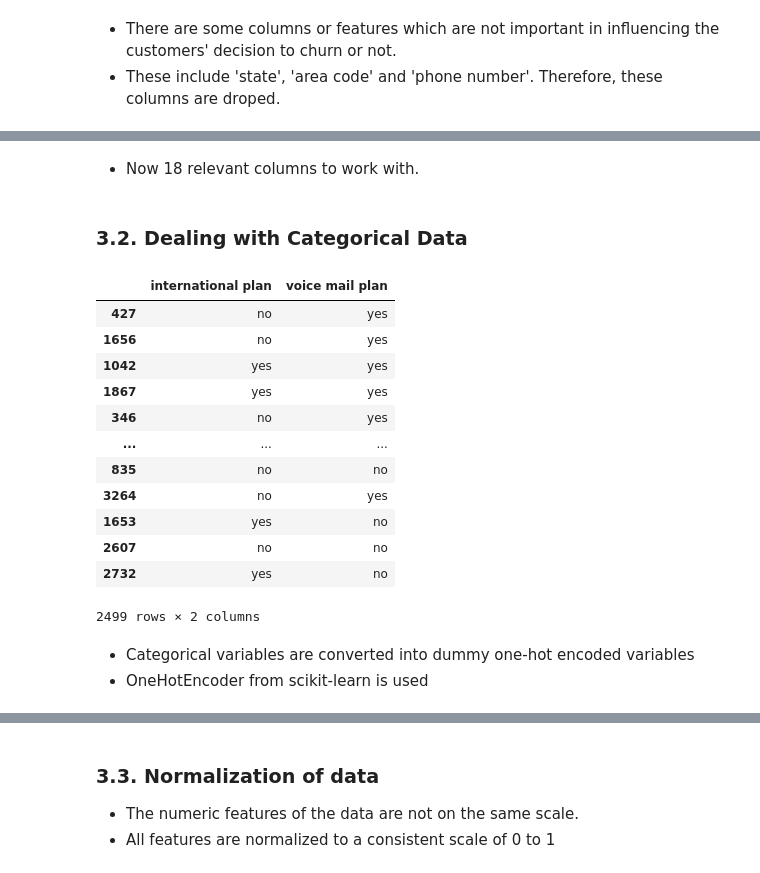
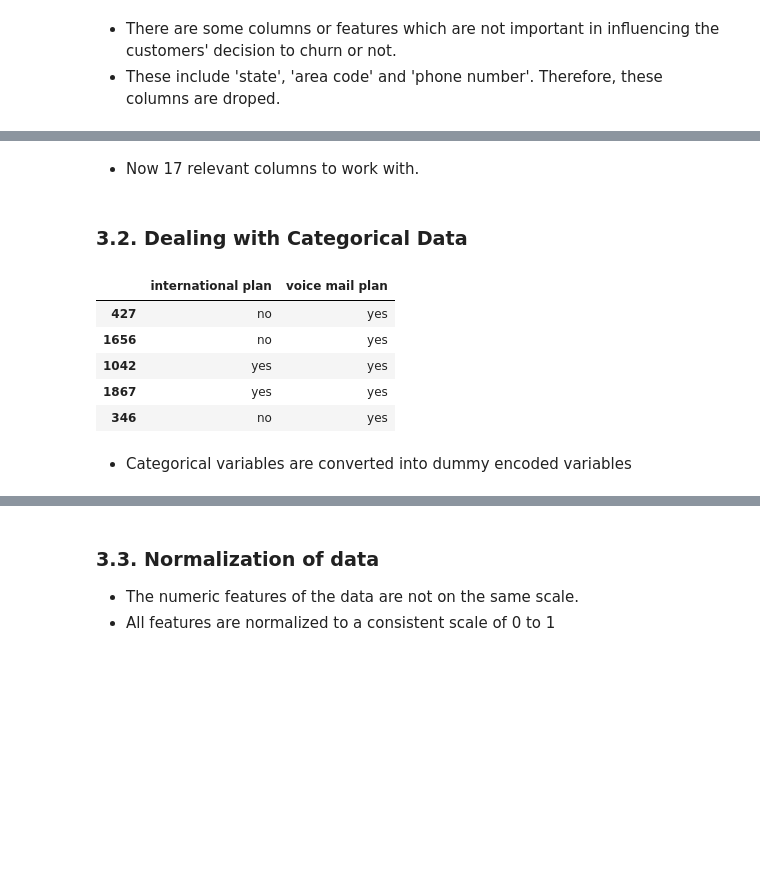
Before and after one commit to Endalkmin/SyriaTel-Customer-Churn-Prediction-Model, a Jupyter notebook: phase-3-project.ipynb, the cells around one changed output, grey strips where cells are left out. Drawn from its saved outputs; the diff is of its cells as text; code cells hidden in the pictures; blank space fills up the shorter version.

```diff
--- a/phase-3-project.ipynb
+++ b/phase-3-project.ipynb
@@ -99,7 +119,7 @@ y = df["churn"]
 X = df.drop("churn", axis=1)
 # %%
 # split the data to train and test data sets
-X_train, X_test, y_train, y_test = train_test_split(X, y, random_state=0)
+X_train, X_test, y_train, y_test = train_test_split(X, y, test_size=0.25, random_state=0)
 # %% [markdown]
 ## 3. Data Preprocessing
 # %% [markdown]
@@ -154,27 +174,19 @@ X_train.head(2)
 | 427 | 67 | no | yes | 40 | 104.9 | ... |
 | 1656 | 101 | no | yes | 28 | 105.9 | ... |
 # %% [markdown]
-* Now 18 relevant columns to work with.
+* Now 17 relevant columns to work with.
 # %% [markdown]
 ### 3.2. Dealing with Categorical Data
 # %%
 # Categorical data(i.e Dtype object) are dealt as X_train_categorical variable
 X_train_categorical = X_train.select_dtypes(include=['object']).copy()
-X_train_categorical
+X_train_categorical.head()
 # %% [output]
 |  | international plan | voice mail plan |
 | 427 | no | yes |
 | 1656 | no | yes |
 | 1042 | yes | yes |
 | 1867 | yes | yes |
 | 346 | no | yes |
-| ... | ... | ... |
-| 835 | no | no |
-| 3264 | no | yes |
-| 1653 | yes | no |
-| 2607 | no | no |
-| 2732 | yes | no |
-2499 rows × 2 columns
 # %% [markdown]
-* Categorical variables are converted into dummy one-hot encoded variables
-* OneHotEncoder from scikit-learn is used
+* Categorical variables are converted into dummy encoded variables
```
Also changed, not shown: parts of 52 cells of this notebook.
